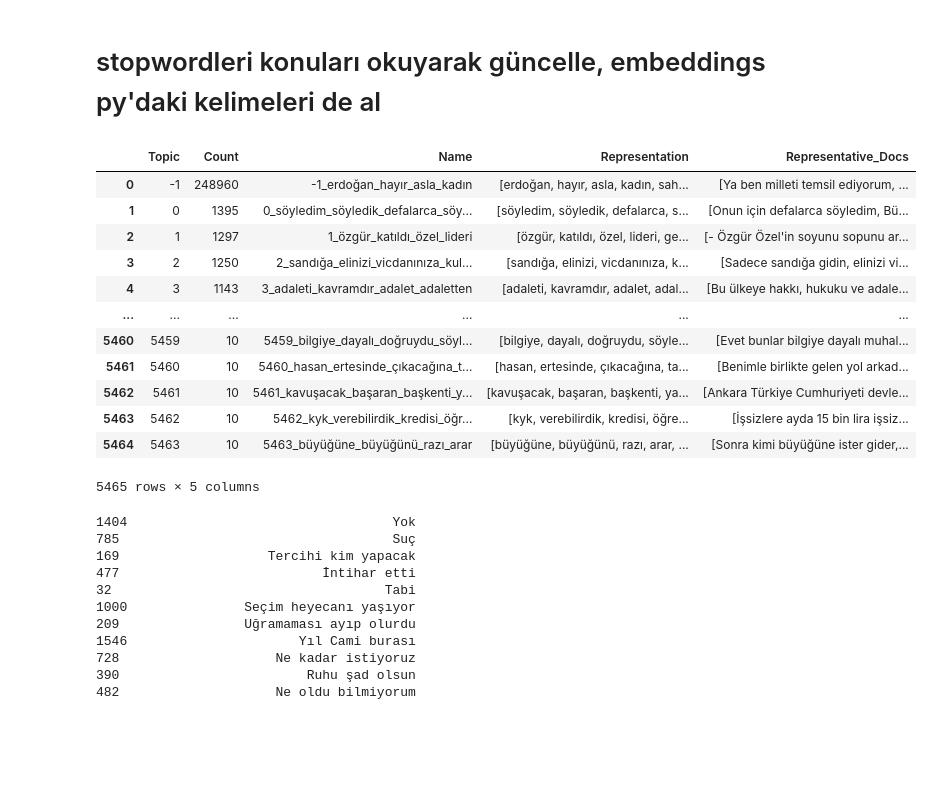
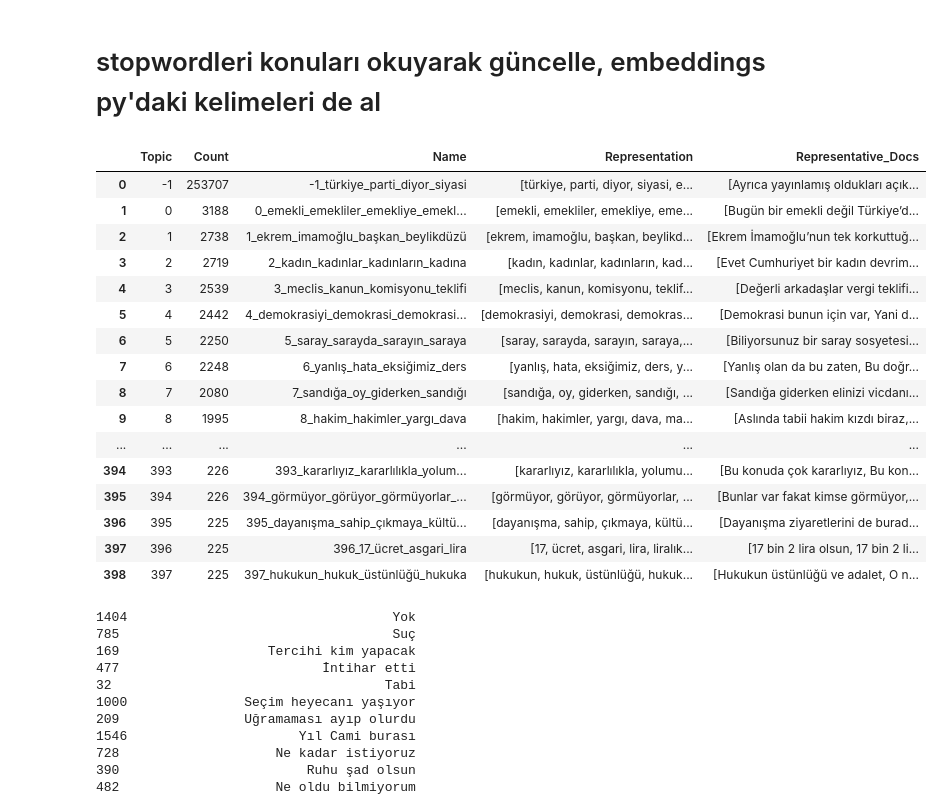
Before and after one commit to LSE-63884-2526/chp_latex, a Jupyter notebook: notebooks/topic_model.ipynb, the cells around one changed output. Saved outputs shown, nothing was run; the diff lists cells and outputs as text; code cells hidden in the pictures; blank space fills up the shorter version.

Commit message:
update millet clusters, upload topic model (in progress), update embeddings py

```diff
--- a/notebooks/topic_model.ipynb
+++ b/notebooks/topic_model.ipynb
@@ -73,6 +73,7 @@ Index(['id', 'date', 'speaker', 'venue', 'sentences_long'], dtype='str')
 import numpy as np
 from sentence_transformers import SentenceTransformer
 from bertopic import BERTopic
+from hdbscan import HDBSCAN
 from sklearn.feature_extraction.text import CountVectorizer
 
 def turkish_lower(text):
@@ -88,5 +89,6 @@ model = SentenceTransformer('emrecan/bert-base-turkish-cased-mean-nli-stsb-tr',
 embeddings = model.encode(docs, batch_size=64, show_progress_bar=True)
 np.save("embeddings_emrecan.npy", embeddings)
 
-topic_model = BERTopic(embedding_model=model, vectorizer_model=vectorizer)
+hdbscan_model = HDBSCAN(min_cluster_size=150, min_samples=30, prediction_data=True)
+topic_model = BERTopic(embedding_model=model, vectorizer_model=vectorizer, hdbscan_model=hdbscan_model)
 topics, probs = topic_model.fit_transform(docs, embeddings)
@@ -93,21 +97,26 @@ topics, probs = topic_model.fit_transform(docs, embeddings)
 # %% [markdown]
 # stopwordleri konuları okuyarak güncelle, embeddings py'daki kelimeleri de al
 # %%
-topic_model.get_topic_info()
+a = topic_model.get_topic_info()
+show_scroll(a)
 # %% [output]
 |  | Topic | Count | Name | Representation | Representative_Docs |
-| 0 | -1 | 248960 | -1_erdoğan_hayır_asla_kadın | [erdoğan, hayır, asla, kadın, sah... | [Ya ben milleti temsil ediyorum, ... |
-| 1 | 0 | 1395 | 0_söyledim_söyledik_defalarca_söy... | [söyledim, söyledik, defalarca, s... | [Onun için defalarca söyledim, Bü... |
-| 2 | 1 | 1297 | 1_özgür_katıldı_özel_lideri | [özgür, katıldı, özel, lideri, ge... | [- Özgür Özel'in soyunu sopunu ar... |
-| 3 | 2 | 1250 | 2_sandığa_elinizi_vicdanınıza_kul... | [sandığa, elinizi, vicdanınıza, k... | [Sadece sandığa gidin, elinizi vi... |
-| 4 | 3 | 1143 | 3_adaleti_kavramdır_adalet_adaletten | [adaleti, kavramdır, adalet, adal... | [Bu ülkeye hakkı, hukuku ve adale... |
+| 0 | -1 | 253707 | -1_türkiye_parti_diyor_siyasi | [türkiye, parti, diyor, siyasi, e... | [Ayrıca yayınlamış oldukları açık... |
+| 1 | 0 | 3188 | 0_emekli_emekliler_emekliye_emekl... | [emekli, emekliler, emekliye, eme... | [Bugün bir emekli değil Türkiye’d... |
+| 2 | 1 | 2738 | 1_ekrem_imamoğlu_başkan_beylikdüzü | [ekrem, imamoğlu, başkan, beylikd... | [Ekrem İmamoğlu’nun tek korkuttuğ... |
+| 3 | 2 | 2719 | 2_kadın_kadınlar_kadınların_kadına | [kadın, kadınlar, kadınların, kad... | [Evet Cumhuriyet bir kadın devrim... |
+| 4 | 3 | 2539 | 3_meclis_kanun_komisyonu_teklifi | [meclis, kanun, komisyonu, teklif... | [Değerli arkadaşlar vergi teklifi... |
+| 5 | 4 | 2442 | 4_demokrasiyi_demokrasi_demokrasi... | [demokrasiyi, demokrasi, demokras... | [Demokrasi bunun için var, Yani d... |
+| 6 | 5 | 2250 | 5_saray_sarayda_sarayın_saraya | [saray, sarayda, sarayın, saraya,... | [Biliyorsunuz bir saray sosyetesi... |
+| 7 | 6 | 2248 | 6_yanlış_hata_eksiğimiz_ders | [yanlış, hata, eksiğimiz, ders, y... | [Yanlış olan da bu zaten, Bu doğr... |
+| 8 | 7 | 2080 | 7_sandığa_oy_giderken_sandığı | [sandığa, oy, giderken, sandığı, ... | [Sandığa giderken elinizi vicdanı... |
+| 9 | 8 | 1995 | 8_hakim_hakimler_yargı_dava | [hakim, hakimler, yargı, dava, ma... | [Aslında tabii hakim kızdı biraz,... |
 | ... | ... | ... | ... | ... | ... |
-| 5460 | 5459 | 10 | 5459_bilgiye_dayalı_doğruydu_söyl... | [bilgiye, dayalı, doğruydu, söyle... | [Evet bunlar bilgiye dayalı muhal... |
-| 5461 | 5460 | 10 | 5460_hasan_ertesinde_çıkacağına_t... | [hasan, ertesinde, çıkacağına, ta... | [Benimle birlikte gelen yol arkad... |
-| 5462 | 5461 | 10 | 5461_kavuşacak_başaran_başkenti_y... | [kavuşacak, başaran, başkenti, ya... | [Ankara Türkiye Cumhuriyeti devle... |
-| 5463 | 5462 | 10 | 5462_kyk_verebilirdik_kredisi_öğr... | [kyk, verebilirdik, kredisi, öğre... | [İşsizlere ayda 15 bin lira işsiz... |
-| 5464 | 5463 | 10 | 5463_büyüğüne_büyüğünü_razı_arar | [büyüğüne, büyüğünü, razı, arar, ... | [Sonra kimi büyüğüne ister gider,... |
+| 394 | 393 | 226 | 393_kararlıyız_kararlılıkla_yolum... | [kararlıyız, kararlılıkla, yolumu... | [Bu konuda çok kararlıyız, Bu kon... |
+| 395 | 394 | 226 | 394_görmüyor_görüyor_görmüyorlar_... | [görmüyor, görüyor, görmüyorlar, ... | [Bunlar var fakat kimse görmüyor,... |
+| 396 | 395 | 225 | 395_dayanışma_sahip_çıkmaya_kültü... | [dayanışma, sahip, çıkmaya, kültü... | [Dayanışma ziyaretlerini de burad... |
+| 397 | 396 | 225 | 396_17_ücret_asgari_lira | [17, ücret, asgari, lira, liralık... | [17 bin 2 lira olsun, 17 bin 2 li... |
+| 398 | 397 | 225 | 397_hukukun_hukuk_üstünlüğü_hukuka | [hukukun, hukuk, üstünlüğü, hukuk... | [Hukukun üstünlüğü ve adalet, O n... |
-5465 rows × 5 columns
 # %%
 #df.isna().sum() # 0 empty row
 
```
Also changed, not shown: parts of 1 cell of this notebook, 3 other files.
